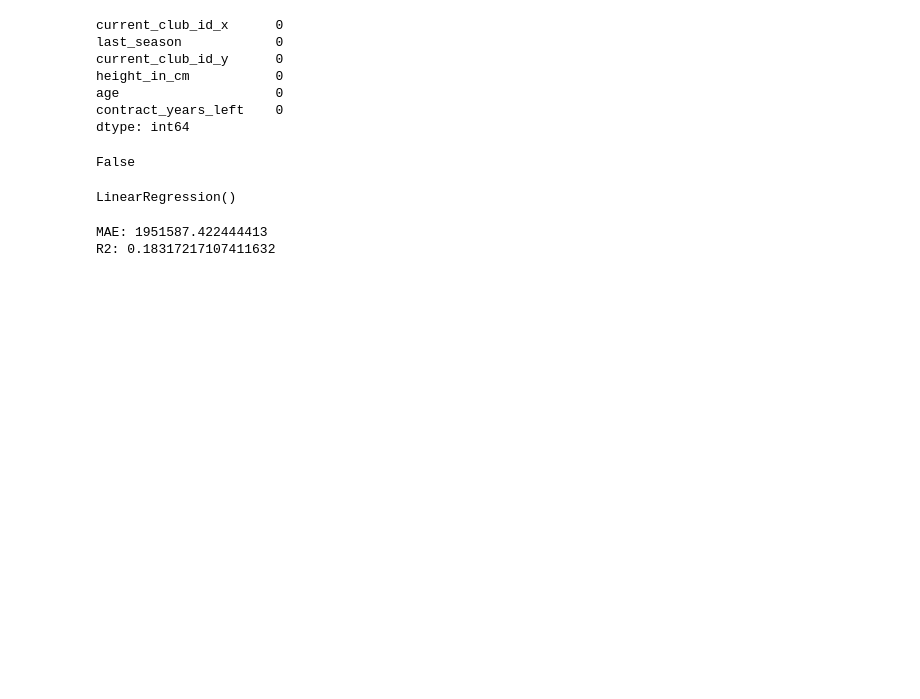
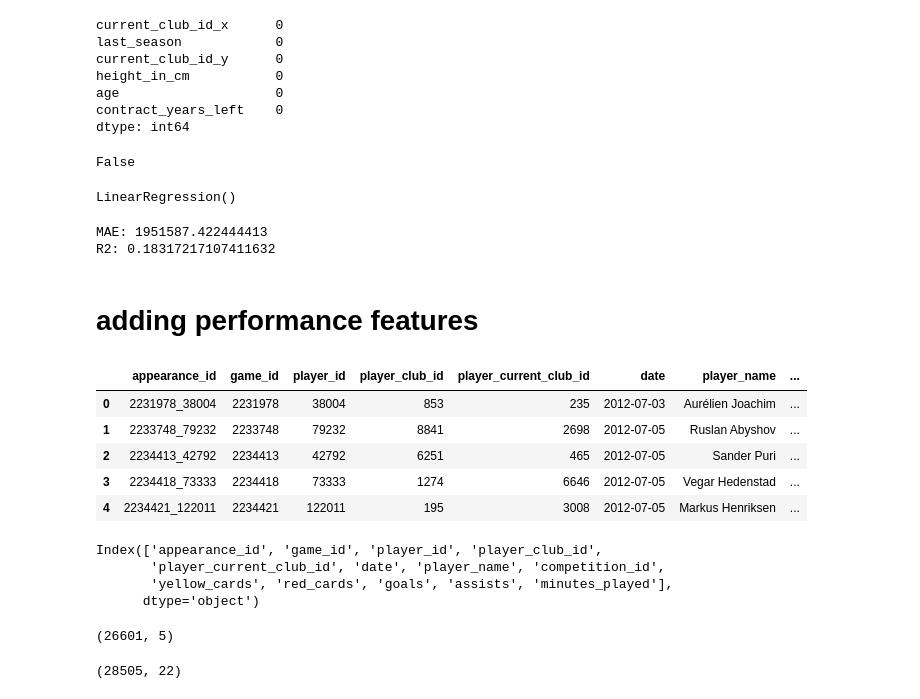
Before and after one commit to VrxGhost/Football-transfer-prediction, a Jupyter notebook: football-transfer-prediction.ipynb, the cells around one changed output. Cells and saved outputs as stored; diff of their text form; code cells hidden in the pictures; blank space fills up the shorter version.

Commit message:
Kaggle Notebook | Football transfer prediction 🔮 | adding performance features

```diff
--- a/football-transfer-prediction.ipynb
+++ b/football-transfer-prediction.ipynb
@@ -342,3 +342,38 @@ print("R2:", r2_score(y_test, y_pred))
 # %% [output]
 MAE: 1951587.422444413
 R2: 0.18317217107411632
+# %% [markdown]
+# adding performance features
+# %%
+appearances = pd.read_csv("/kaggle/input/player-scores/appearances.csv")
+appearances.head()
+# %% [output]
+|  | appearance_id | game_id | player_id | player_club_id | player_current_club_id | date | player_name | ... |
+| 0 | 2231978_38004 | 2231978 | 38004 | 853 | 235 | 2012-07-03 | Aurélien Joachim | ... |
+| 1 | 2233748_79232 | 2233748 | 79232 | 8841 | 2698 | 2012-07-05 | Ruslan Abyshov | ... |
+| 2 | 2234413_42792 | 2234413 | 42792 | 6251 | 465 | 2012-07-05 | Sander Puri | ... |
+| 3 | 2234418_73333 | 2234418 | 73333 | 1274 | 6646 | 2012-07-05 | Vegar Hedenstad | ... |
+| 4 | 2234421_122011 | 2234421 | 122011 | 195 | 3008 | 2012-07-05 | Markus Henriksen | ... |
+# %%
+appearances.columns
+# %% [output]
+Index(['appearance_id', 'game_id', 'player_id', 'player_club_id',
+       'player_current_club_id', 'date', 'player_name', 'competition_id',
+       'yellow_cards', 'red_cards', 'goals', 'assists', 'minutes_played'],
+      dtype='object')
+# %%
+performance = appearances.groupby("player_id").agg({
+    "goals": "sum",
+    "assists": "sum",
+    "minutes_played": "sum",
+    "game_id": "count"
+}).reset_index()
+
+performance = performance.rename(columns={
+    "game_id": "matches_played"
+})
+
+performance.head()
+performance.shape
+# %% [output]
+(26601, 5)
@@ -344,0 +382,4 @@ R2: 0.18317217107411632
+# %%
+df.shape
+# %% [output]
+(28505, 22)
```
Also changed, not shown: parts of 11 cells of this notebook.
